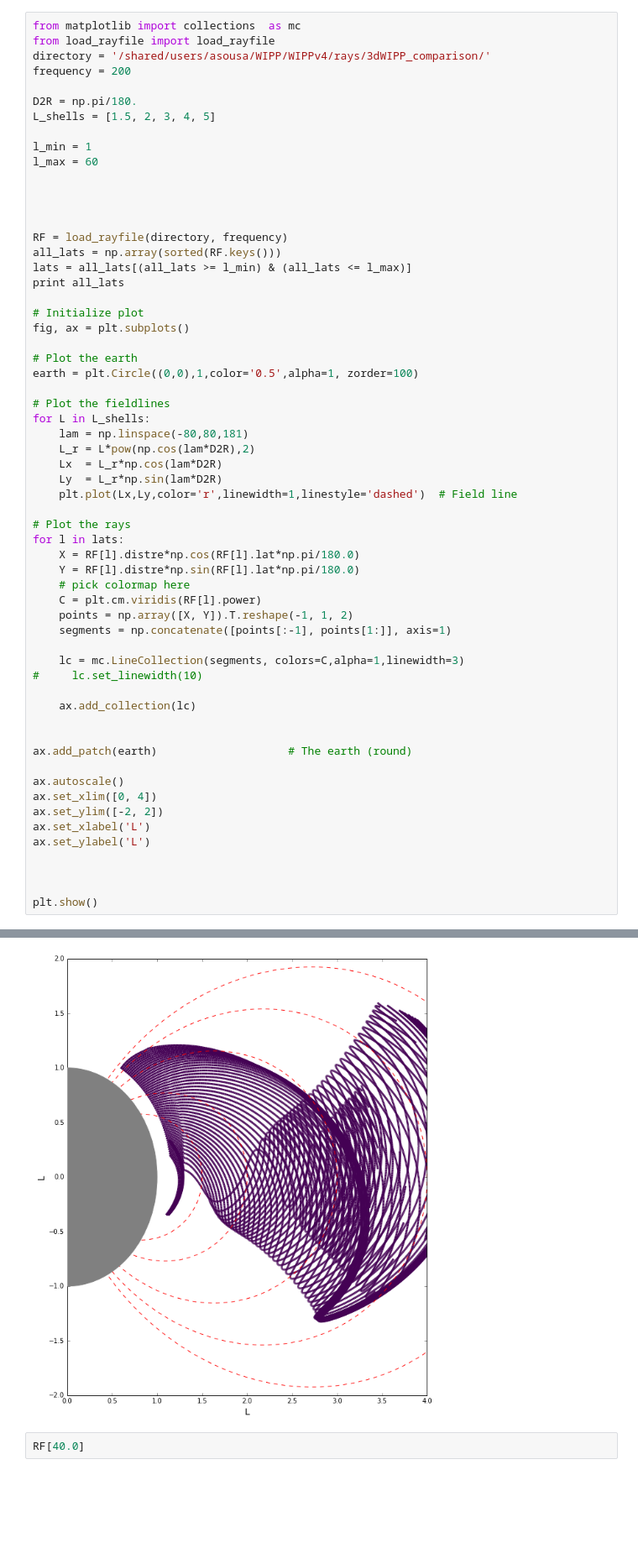
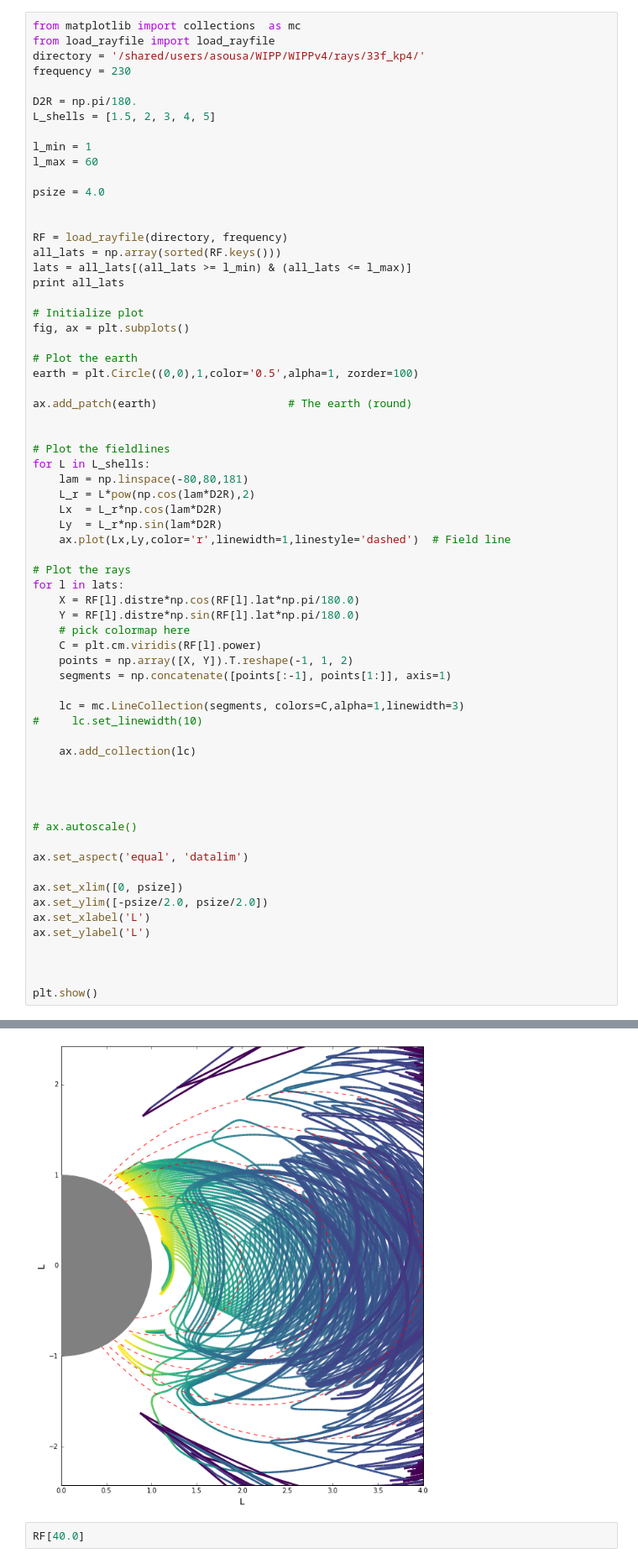
Before and after one commit to asousa/WIPPv4, a Jupyter notebook: plot_rays.ipynb, the cells around one changed output, grey strips where cells are left out. Shown at 84% size. Saved outputs shown, nothing was run; the diff lists cells and outputs as text; blank space fills up the shorter version.

```diff
--- a/plot_rays.ipynb
+++ b/plot_rays.ipynb
@@ -35,8 +35,8 @@ plt.rcParams.update(params)
 # %%
 from matplotlib import collections  as mc
 from load_rayfile import load_rayfile
-directory = '/shared/users/asousa/WIPP/WIPPv4/rays/3dWIPP_comparison/'
-frequency = 200
+directory = '/shared/users/asousa/WIPP/WIPPv4/rays/33f_kp4/'
+frequency = 230
 
 D2R = np.pi/180.
 L_shells = [1.5, 2, 3, 4, 5]
@@ -44,7 +44,7 @@ L_shells = [1.5, 2, 3, 4, 5]
 l_min = 1
 l_max = 60
 
-
+psize = 4.0
 
 
 RF = load_rayfile(directory, frequency)
@@ -58,13 +58,16 @@ fig, ax = plt.subplots()
 # Plot the earth
 earth = plt.Circle((0,0),1,color='0.5',alpha=1, zorder=100)
 
+ax.add_patch(earth)                    # The earth (round)
+
+
 # Plot the fieldlines
 for L in L_shells:
     lam = np.linspace(-80,80,181)
     L_r = L*pow(np.cos(lam*D2R),2)
     Lx  = L_r*np.cos(lam*D2R)
     Ly  = L_r*np.sin(lam*D2R)
-    plt.plot(Lx,Ly,color='r',linewidth=1,linestyle='dashed')  # Field line
+    ax.plot(Lx,Ly,color='r',linewidth=1,linestyle='dashed')  # Field line
 
 # Plot the rays
 for l in lats:
@@ -81,11 +84,14 @@ for l in lats:
     ax.add_collection(lc)
 
 
-ax.add_patch(earth)                    # The earth (round)
 
-ax.autoscale()
-ax.set_xlim([0, 4])
-ax.set_ylim([-2, 2])
+
+# ax.autoscale()
+
+ax.set_aspect('equal', 'datalim')
+
+ax.set_xlim([0, psize])
+ax.set_ylim([-psize/2.0, psize/2.0])
 ax.set_xlabel('L')
 ax.set_ylabel('L')
 
@@ -109,8 +103,8 @@ Ksize:  659
 [ 10.  11.  12.  13.  14.  15.  16.  17.  18.  19.  20.  21.  22.  23.  24.
   25.  26.  27.  28.  29.  30.  31.  32.  33.  34.  35.  36.  37.  38.  39.
   40.  41.  42.  43.  44.  45.  46.  47.  48.  49.  50.  51.  52.  53.  54.
   55.  56.  57.  58.  59.]
-[figure, old version]
+[figure, new version]
 # %%
 RF[40.0]
 # %% [output]
```
Also changed, not shown: parts of 2 cells of this notebook, 6 other files.
